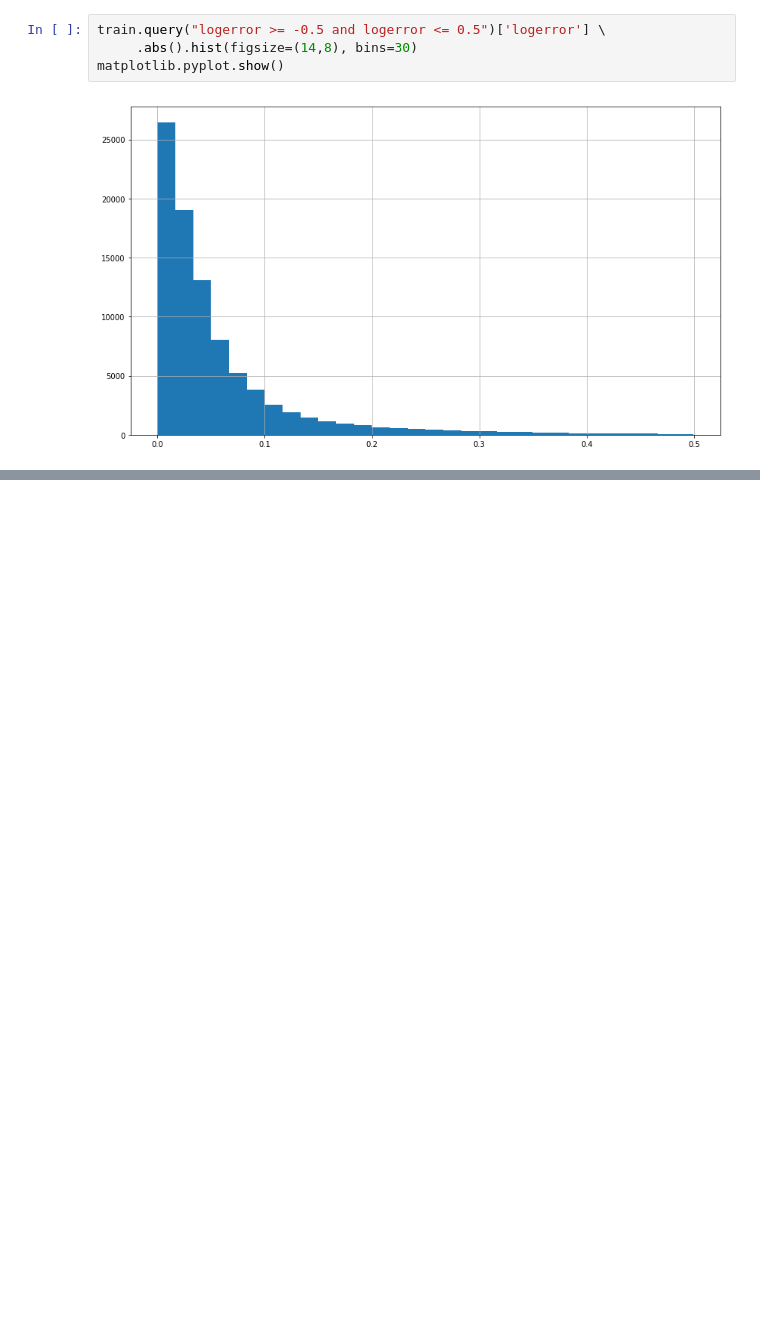
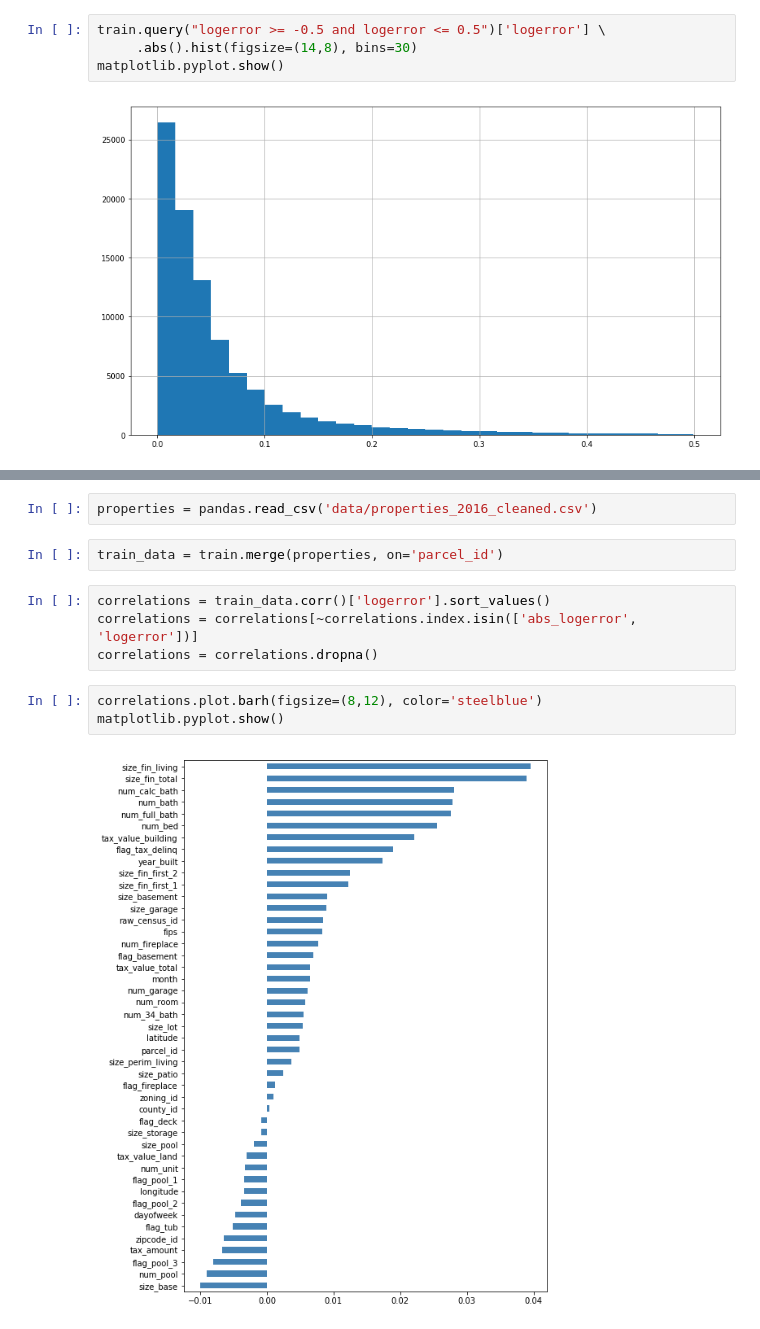
Before and after one commit to samuelluo/kaggle-zillow, a Jupyter notebook: explore_train.ipynb, the cells around one changed output, grey strips where cells are left out. Drawn from its saved outputs; the diff is of its cells as text; blank space fills up the shorter version.

```diff
--- a/explore_train.ipynb
+++ b/explore_train.ipynb
@@ -67,0 +101,13 @@ matplotlib.pyplot.show()
+# %%
+properties = pandas.read_csv('data/properties_2016_cleaned.csv')
+# %%
+train_data = train.merge(properties, on='parcel_id')
+# %%
+correlations = train_data.corr()['logerror'].sort_values()
+correlations = correlations[~correlations.index.isin(['abs_logerror', 'logerror'])]
+correlations = correlations.dropna()
+# %%
+correlations.plot.barh(figsize=(8,12), color='steelblue')
+matplotlib.pyplot.show()
+# %% [output]
+[figure, added]
```
Also changed, not shown: parts of 10 cells of this notebook, 2 other files.
